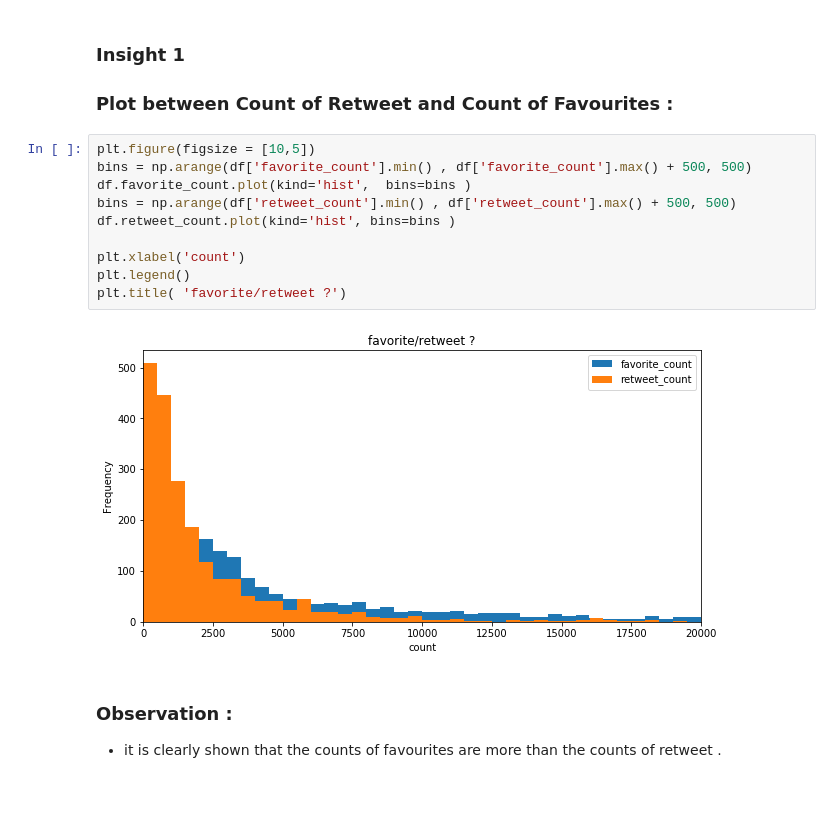
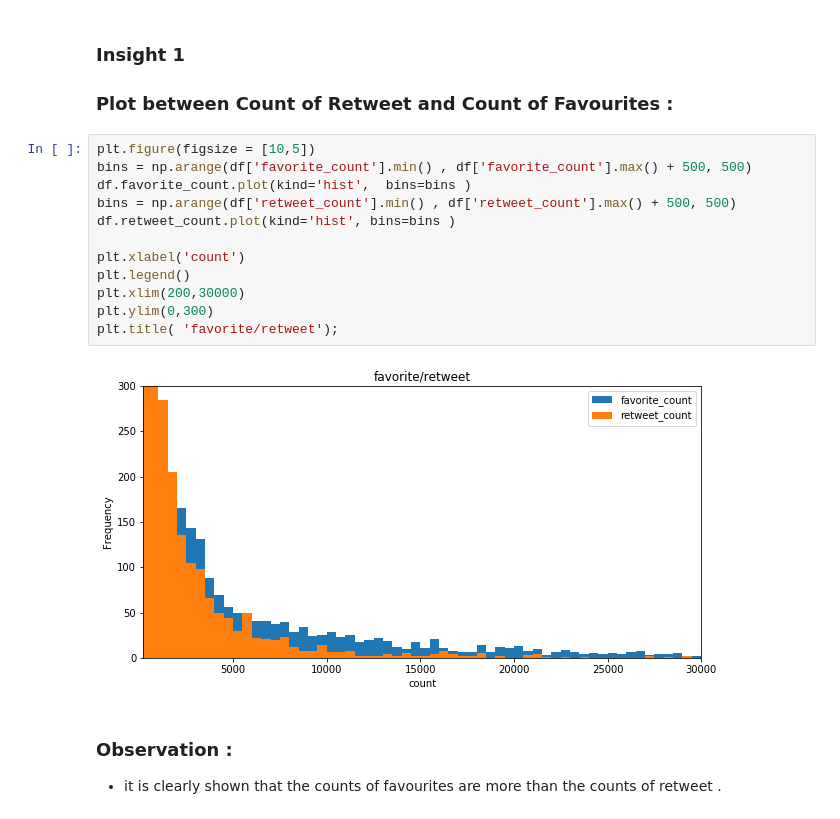
Before and after one commit to Swatichanchal/Wrangle-and-Analyze-Data, a Jupyter notebook: 4. WRANGLE ANALYZE/wrangle_act.ipynb, the cells around one changed output. Drawn from its saved outputs; the diff is of its cells as text.

```diff
--- a/4. WRANGLE ANALYZE/wrangle_act.ipynb
+++ b/4. WRANGLE ANALYZE/wrangle_act.ipynb
@@ -782,15 +891,17 @@ df.shape
 # %%
 plt.figure(figsize = [10,5])
 bins = np.arange(df['favorite_count'].min() , df['favorite_count'].max() + 500, 500)
 df.favorite_count.plot(kind='hist',  bins=bins )
 bins = np.arange(df['retweet_count'].min() , df['retweet_count'].max() + 500, 500)
 df.retweet_count.plot(kind='hist', bins=bins )
 
 plt.xlabel('count')
 plt.legend()
-plt.title( 'favorite/retweet ?')
+plt.xlim(200,30000)
+plt.ylim(0,300)
+plt.title( 'favorite/retweet');
 # %% [output]
-[figure, old version]
+[figure, new version]
 # %% [markdown]
 ### Observation :
 - it is clearly shown that the counts of favourites are more than the counts of retweet .
```
Also changed, not shown: parts of 21 cells of this notebook, 4 other files.
